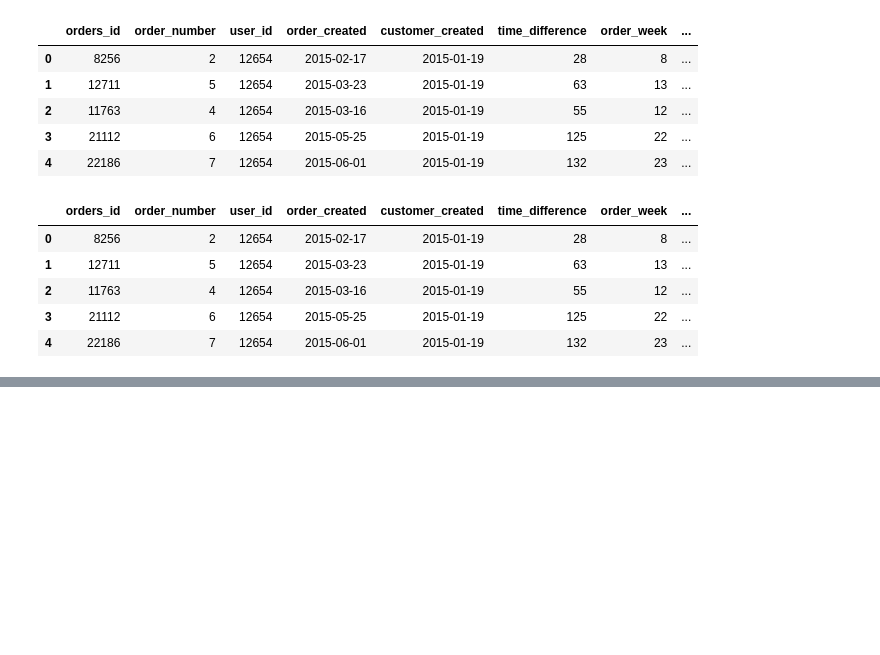
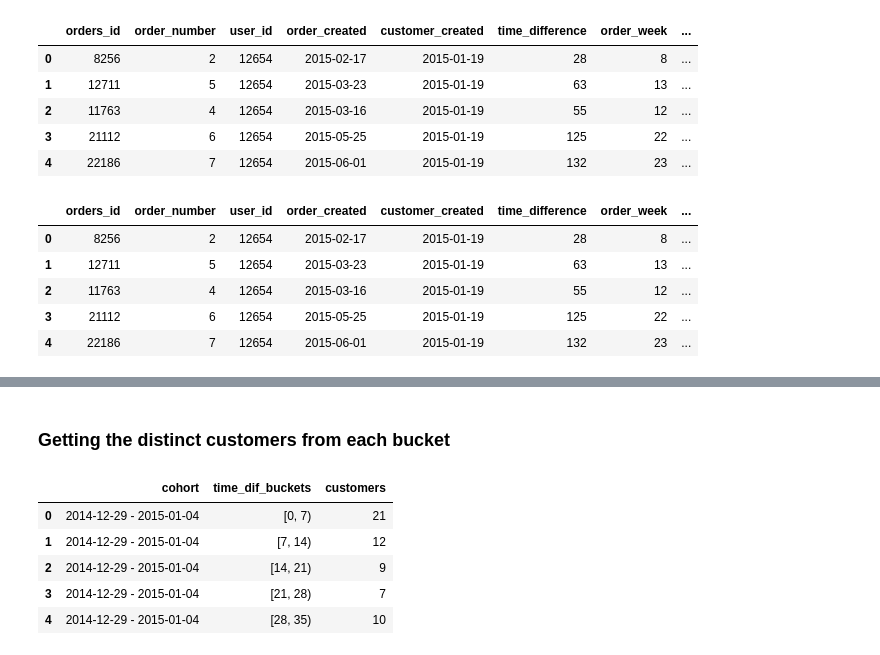
Before and after one commit to jpetersen626/Invitae_Interview_Cohort_Analysis, a Jupyter notebook: Invitae_Analysis_JP.ipynb, the cells around one changed output, grey strips where cells are left out. Cells and saved outputs as stored; diff of their text form; code cells hidden in the pictures; blank space fills up the shorter version.

```diff
--- a/Invitae_Analysis_JP.ipynb
+++ b/Invitae_Analysis_JP.ipynb
@@ -319,0 +376,14 @@ df_combined.sort_values(by='customer_week', ascending=False)
+# %% [markdown]
+### Getting the distinct customers from each bucket
+# %%
+# the customers column is the # of distinct customers for each bucket
+
+df_2 = df_combined.groupby(['cohort', 'time_dif_buckets']).agg(customers=('user_id', 'nunique')).reset_index(drop=False)
+df_2.head()
+# %% [output]
+|  | cohort | time_dif_buckets | customers |
+| 0 | 2014-12-29 - 2015-01-04 | [0, 7) | 21 |
+| 1 | 2014-12-29 - 2015-01-04 | [7, 14) | 12 |
+| 2 | 2014-12-29 - 2015-01-04 | [14, 21) | 9 |
+| 3 | 2014-12-29 - 2015-01-04 | [21, 28) | 7 |
+| 4 | 2014-12-29 - 2015-01-04 | [28, 35) | 10 |
```
Also changed, not shown: parts of 16 cells of this notebook.
